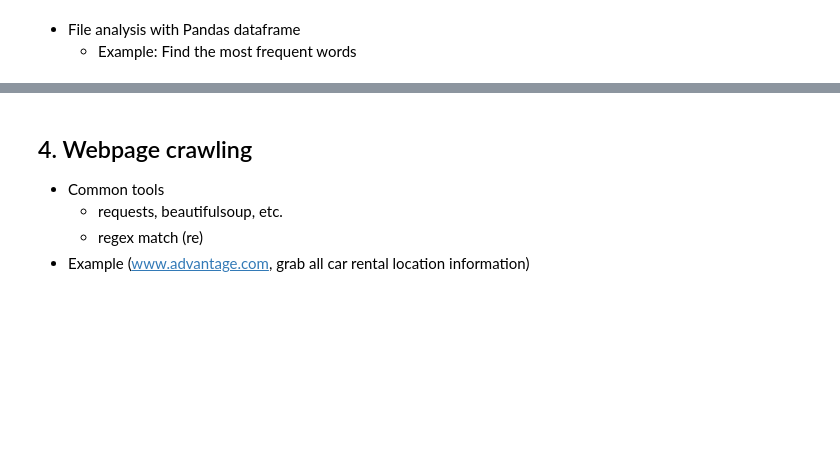
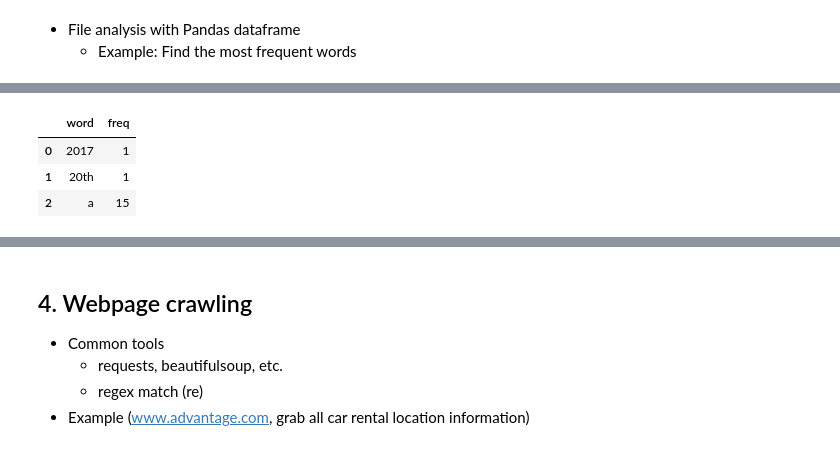
Before and after one commit to xiangshiyin/atl_meetup_20190302, a Jupyter notebook: notebook/demo_v1.ipynb, the cells around one changed output, grey strips where cells are left out. Cells and saved outputs as stored; diff of their text form; code cells hidden in the pictures; blank space fills up the shorter version.

```diff
--- a/notebook/demo_v1.ipynb
+++ b/notebook/demo_v1.ipynb
@@ -333,13 +521,19 @@ df2.sort_values(by='freq',ascending=False).head(10)
 # %%
 import MySQLdb
 import pandas as pd
 
 # create the database connection
 db = MySQLdb.connect(host="localhost",
                      user="test123",
                      passwd="1234")
 # query database, get output as a dataframe
 df = pd.read_sql('select * from adhoc.word_count',db)
+df.head(3)
+# %% [output]
+|  | word | freq |
+| 0 | 2017 | 1 |
+| 1 | 20th | 1 |
+| 2 | a | 15 |
 # %%
 ## another way
 # create a cursor to execute query
```
Also changed, not shown: parts of 81 cells of this notebook, 4 other files.
